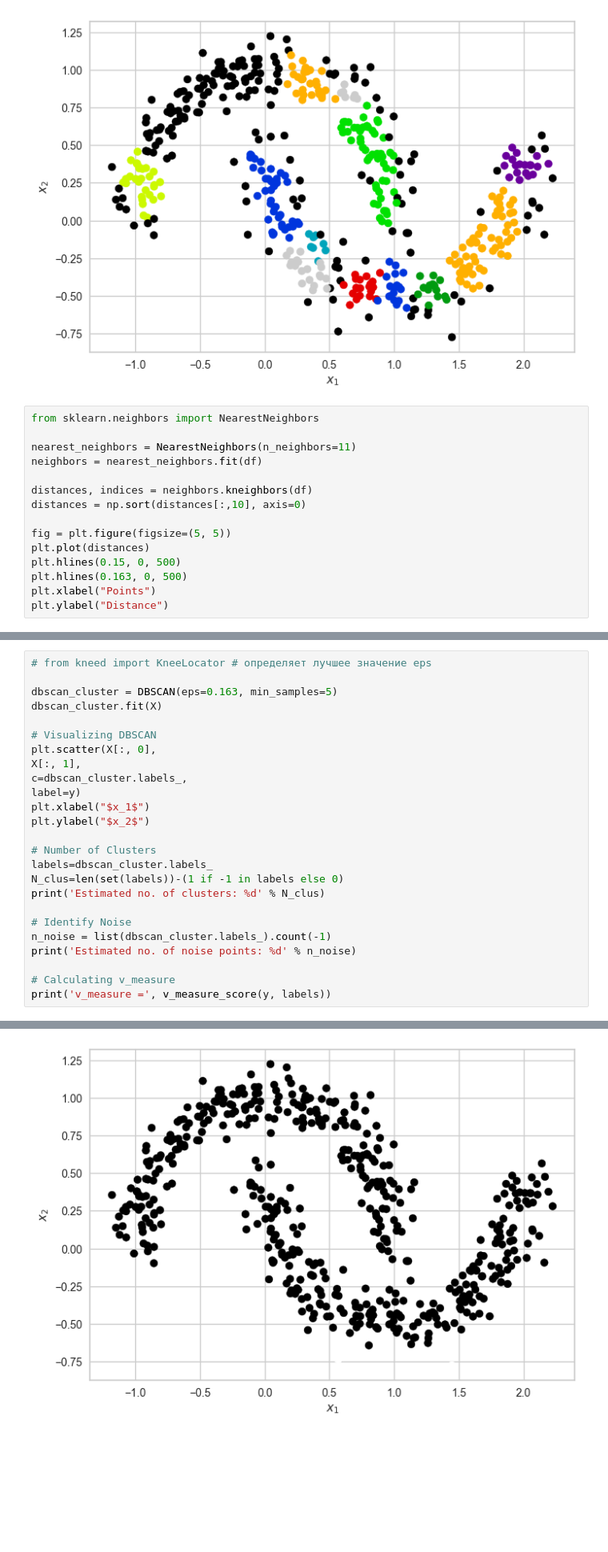
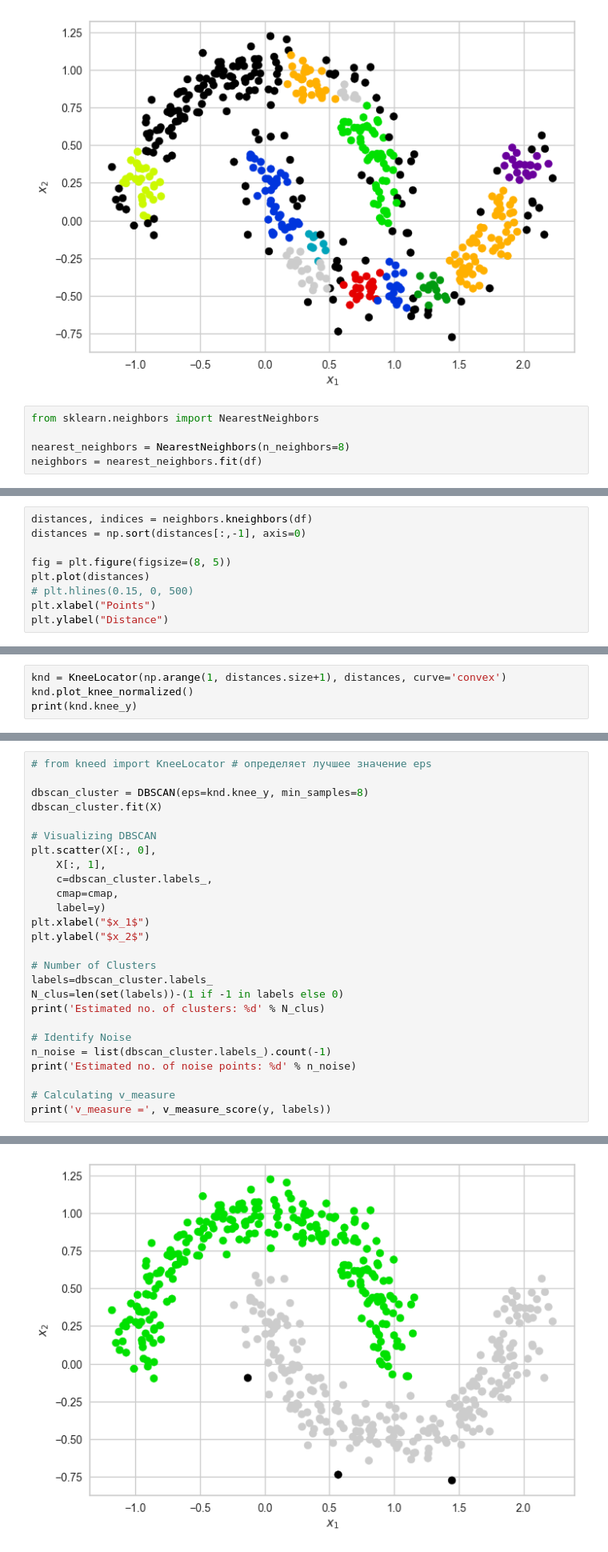
Before and after one commit to igumnov-daniel/HOCK_SEPTEMBER_2023, a Jupyter notebook: 16_trees_and_clustering/clustering.ipynb, the cells around one changed output, grey strips where cells are left out. Shown at 80% size. Saved outputs shown, nothing was run; the diff lists cells and outputs as text; blank space fills up the shorter version.

```diff
--- a/16_trees_and_clustering/clustering.ipynb
+++ b/16_trees_and_clustering/clustering.ipynb
@@ -290,15 +314,5 @@ v_measure = 0.3510417748113019
 # %%
 from sklearn.neighbors import NearestNeighbors
 
-nearest_neighbors = NearestNeighbors(n_neighbors=11)
+nearest_neighbors = NearestNeighbors(n_neighbors=8)
 neighbors = nearest_neighbors.fit(df)
-
-distances, indices = neighbors.kneighbors(df)
-distances = np.sort(distances[:,10], axis=0)
-
-fig = plt.figure(figsize=(5, 5))
-plt.plot(distances)
-plt.hlines(0.15, 0, 500)
-plt.hlines(0.163, 0, 500)
-plt.xlabel("Points")
-plt.ylabel("Distance")
@@ -307,0 +321,9 @@ Text(0, 0.5, 'Distance')
+# %%
+distances, indices = neighbors.kneighbors(df)
+distances = np.sort(distances[:,-1], axis=0)
+
+fig = plt.figure(figsize=(8, 5))
+plt.plot(distances)
+# plt.hlines(0.15, 0, 500)
+plt.xlabel("Points")
+plt.ylabel("Distance")
@@ -307,0 +337,4 @@ Text(0, 0.5, 'Distance')
+# %%
+knd = KneeLocator(np.arange(1, distances.size+1), distances, curve='convex')
+knd.plot_knee_normalized()
+print(knd.knee_y)
@@ -308,14 +357,15 @@ Text(0, 0.5, 'Distance')
 # %%
 # from kneed import KneeLocator # определяет лучшее значение eps
 
-dbscan_cluster = DBSCAN(eps=0.163, min_samples=5)
+dbscan_cluster = DBSCAN(eps=knd.knee_y, min_samples=8)
 dbscan_cluster.fit(X)
 
 # Visualizing DBSCAN
 plt.scatter(X[:, 0],
-X[:, 1],
-c=dbscan_cluster.labels_,
-label=y)
+    X[:, 1],
+    c=dbscan_cluster.labels_,
+    cmap=cmap,
+    label=y)
 plt.xlabel("$x_1$")
 plt.ylabel("$x_2$")
 
@@ -337 +387 @@ v_measure = 0.015079416441109083
-[figure, old version]
+[figure, new version]
```
Also changed, not shown: parts of 18 cells of this notebook.
